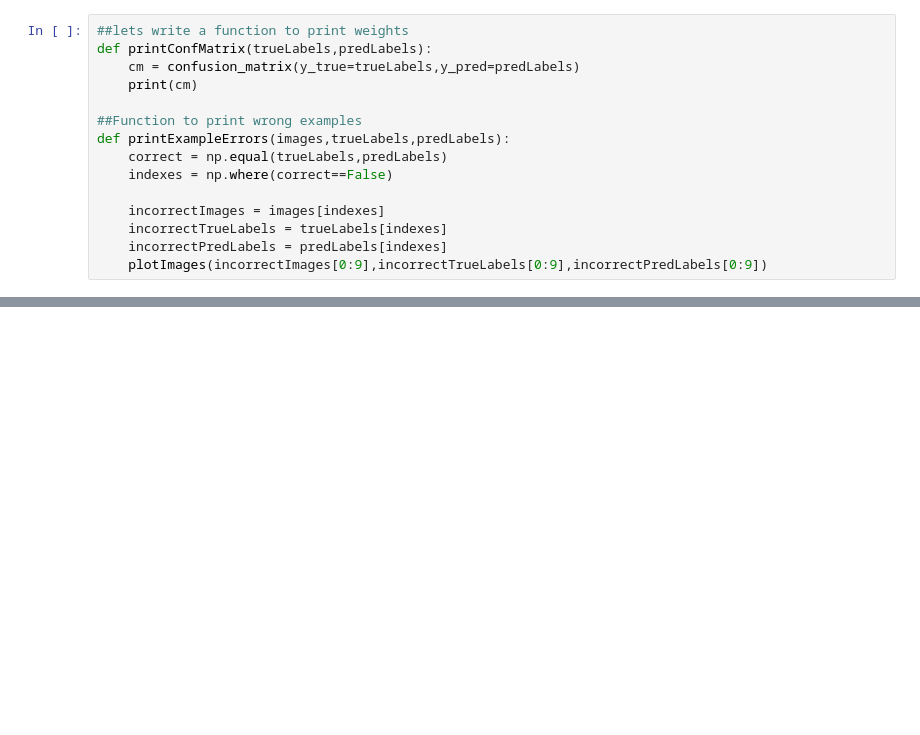
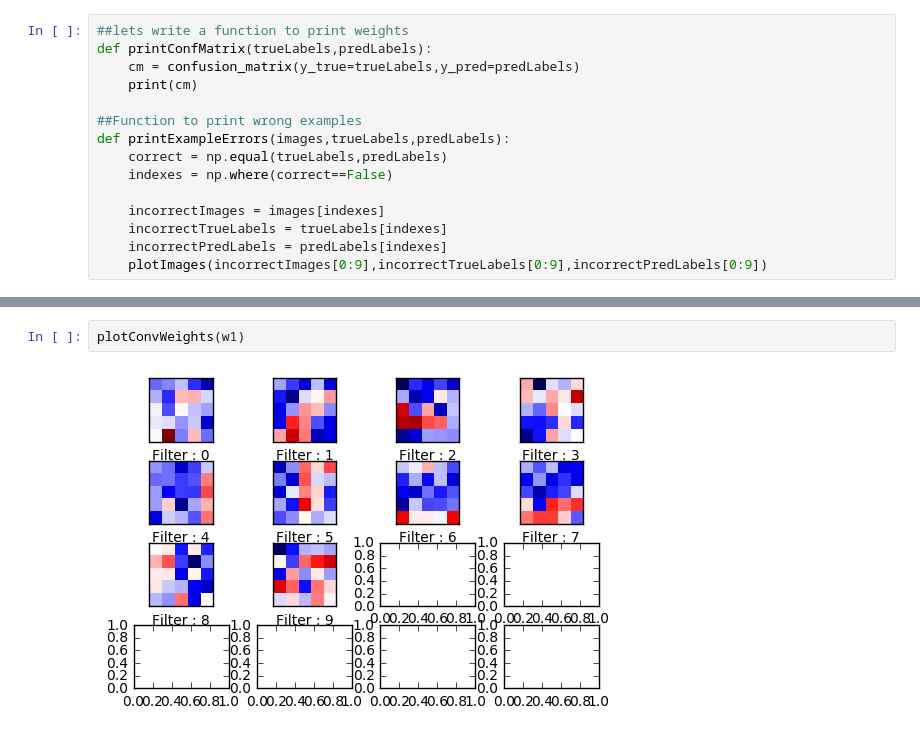
Before and after one commit to vesrinivas/DeepLearning, a Jupyter notebook: DigitRecognitionPrettyTensor.ipynb, the cells around one changed output, grey strips where cells are left out. Drawn from its saved outputs; the diff is of its cells as text; blank space fills up the shorter version.

```diff
--- a/DigitRecognitionPrettyTensor.ipynb
+++ b/DigitRecognitionPrettyTensor.ipynb
@@ -95,0 +238,4 @@ def plotConvWeights(weights,inputChannel=0):
+# %%
+plotConvWeights(w1)
+# %% [output]
+[figure, added]
```
Also changed, not shown: parts of 15 cells of this notebook.
